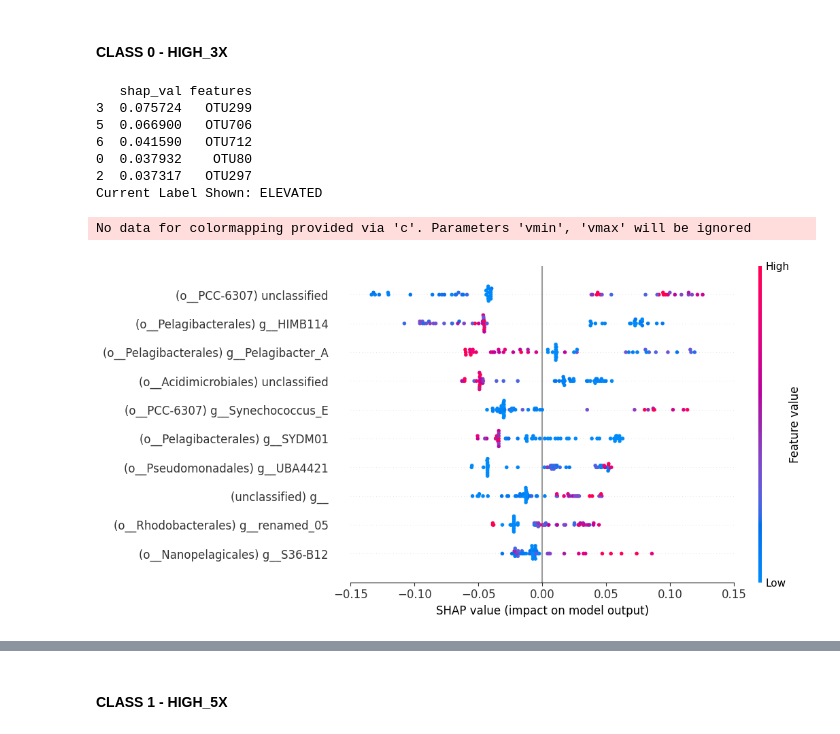
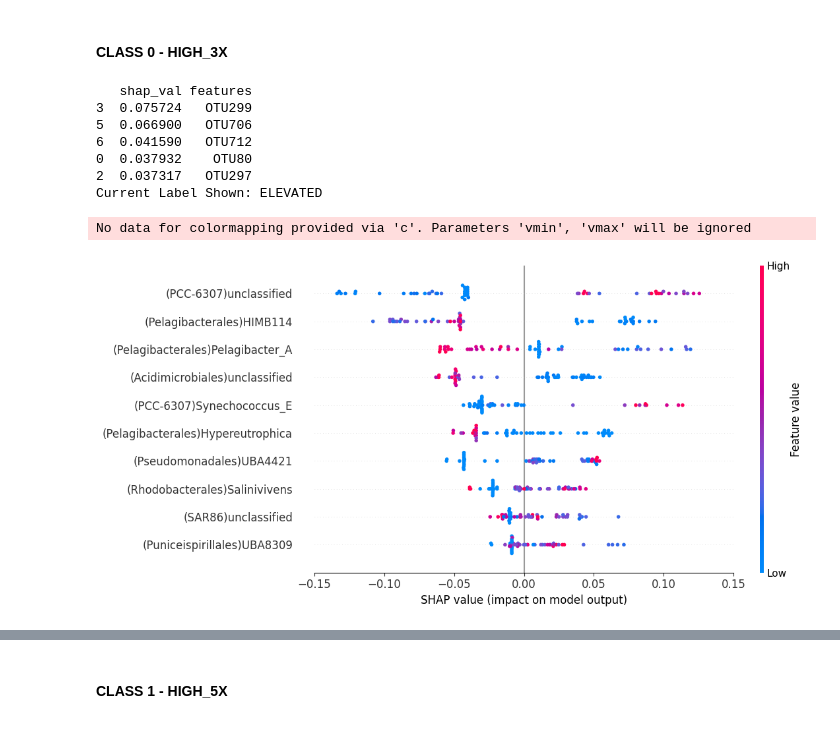
Before and after one commit to santule/microbe-ind, a Jupyter notebook: notebooks/phosphorous_classifier_newnames.ipynb, the cells around one changed output, grey strips where cells are left out. Cells and saved outputs as stored; diff of their text form; code cells hidden in the pictures.

```diff
--- a/notebooks/phosphorous_classifier_newnames.ipynb
+++ b/notebooks/phosphorous_classifier_newnames.ipynb
@@ -280,7 +280,10 @@ shap_values[0].shape,shap_values[1].shape,shap_values[2].shape
 vals= np.abs(shap_values).mean(0).mean(0) # mean across all 3 classes across all datapoints
 feature_importance = pd.DataFrame(list(zip(boruta_features,vals)),columns=['col_name','feature_importance_vals'])
 feature_importance.sort_values(by=['feature_importance_vals'],ascending=False,inplace=True)
-feature_importance.head(10)
+display(feature_importance.head(10))
+shap_top_10_feature_names = list(feature_importance['col_name'])[0:10]
+print(shap_top_10_feature_names)
+feature_idx = [boruta_features.index(f) for f in shap_top_10_feature_names]
 # %% [output]
 |  | col_name | feature_importance_vals |
 | 10 | OTU1016 | 0.050849 |
@@ -327,27 +331,27 @@ cmap
 # %%
 current_class = 0
 print(pd.DataFrame(zip(np.abs(shap_values[current_class]).mean(0),boruta_features),columns=['shap_val','features']).sort_values(by='shap_val',ascending = False).head(5))
 print(f'Current Label Shown: ELEVATED\n')
-shap.summary_plot(shap_values[current_class],features = otu_data_file_t_abundant[boruta_features], \
-                   feature_names = otu_full_feature_names ,plot_type="dot",show=False, max_display=10)
+shap.summary_plot(shap_values[current_class][:,feature_idx],features = otu_data_file_t_abundant[boruta_features].iloc[:,feature_idx], \
+                   feature_names = [otu_full_feature_names[f] for f in feature_idx]  ,plot_type="dot",show=False, max_display=10)
 
 fig, ax = plt.gcf(), plt.gca()
 ax.tick_params(labelsize=12)
 ax.set_xlabel("SHAP value (impact on model output)", fontsize=12)
 fig.set_figwidth(15)
 ax.set_xlim([-0.15, 0.15])
 
 plt.show()
 # %% [output]
    shap_val features
 3  0.075724   OTU299
 5  0.066900   OTU706
 6  0.041590   OTU712
 0  0.037932    OTU80
 2  0.037317   OTU297
 Current Label Shown: ELEVATED
 No data for colormapping provided via 'c'. Parameters 'vmin', 'vmax' will be ignored
-[figure, old version]
+[figure, new version]
 # %%
 # EXAMPLE 1
 shap.initjs()
```
Also changed, not shown: parts of 7 cells of this notebook.
